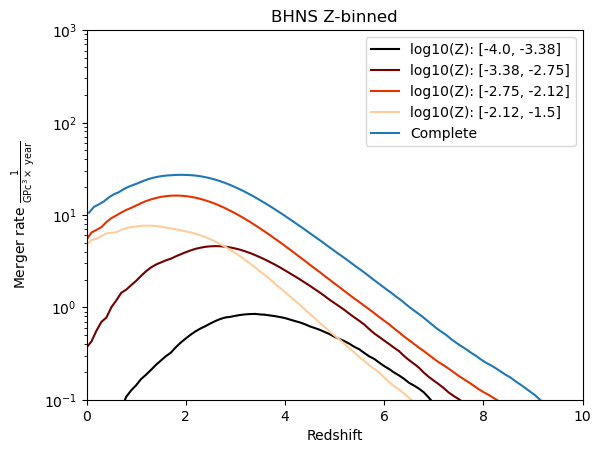
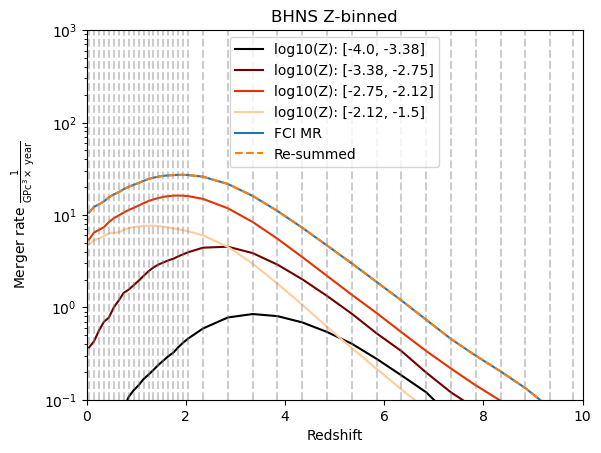
The notebook cell's code change between the first figure and the second:
--- before
+++ after
@@ -8,19 +8,30 @@
 
 color_bins = plt.cm.gist_heat(np.linspace(0, 0.9, plotting_data['merger_rates_binned_by_metallicities'].shape[0]-1))
+red_centers = (plotting_data['redshifts'][:-1] + plotting_data['redshifts'][1:])/2
+
 for bi in range(plotting_data['merger_rates_binned_by_metallicities'].shape[0]-1):     
     merger_ax.plot(
-        np.round(plotting_data['redshifts'],2),
-        plotting_data['merger_rates_binned_by_metallicities'][bi],
+        # np.round(plotting_data['redshifts'],2),
+        red_centers,
+        plotting_data['merger_rates_binned_by_metallicities'][bi][:-1],
         color=color_bins[bi],
         label=f'log10(Z): [{plotting_data['merger_metallicity_bins'][bi]}, {plotting_data['merger_metallicity_bins'][bi+1]}]'
     )
 
-red_centers = (plotting_data['redshifts'][:-1] + plotting_data['redshifts'][1:])/2
-
 merger_ax.plot(
     red_centers,
     np.sum(fdata[rates_key]['merger_rate'], axis=0),
-    label='Complete'
+    label='FCI MR'
 )
+print(plotting_data['merger_rates_binned_by_metallicities'].shape)
+merger_ax.plot(
+    red_centers,
+    np.sum(plotting_data['merger_rates_binned_by_metallicities'],axis=0)[:-1],
+    label='Re-summed',
+    linestyle='dashed'
+)
+
+for r in red_centers:
+    merger_ax.axvline(r, color='grey', linestyle='dashed', alpha=0.4)
 
 merger_ax.set_xlabel('Redshift')

Commit: Metallicity re-binned plot